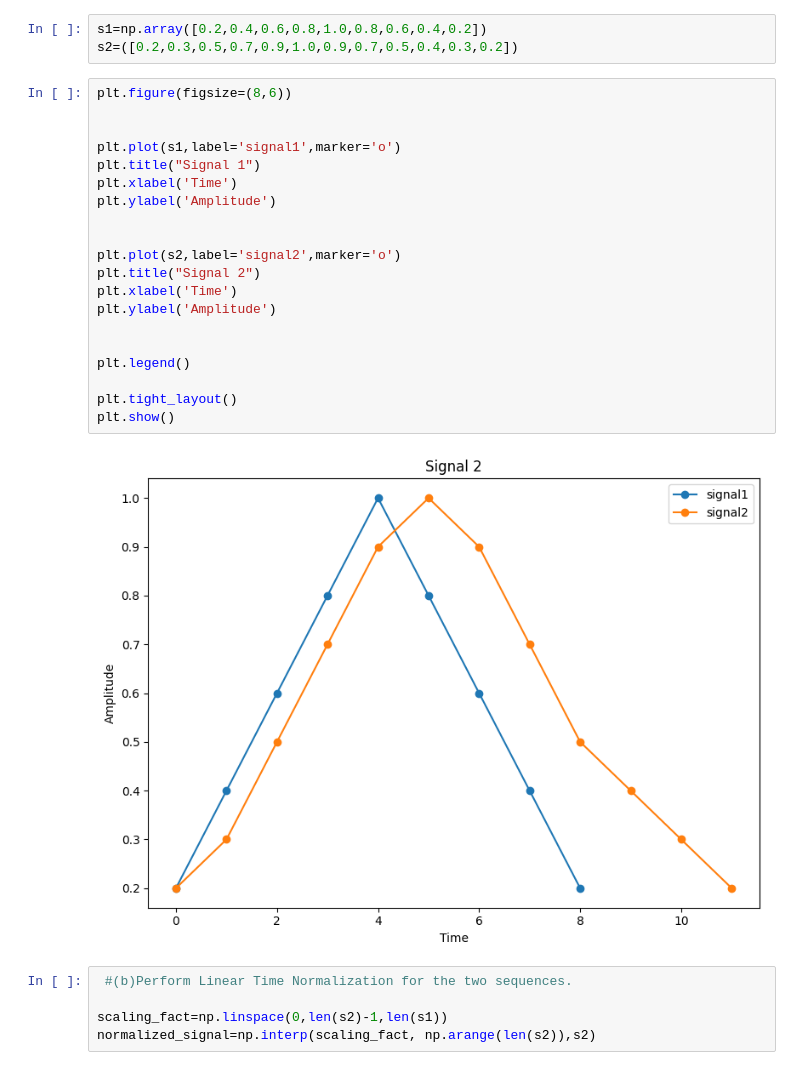
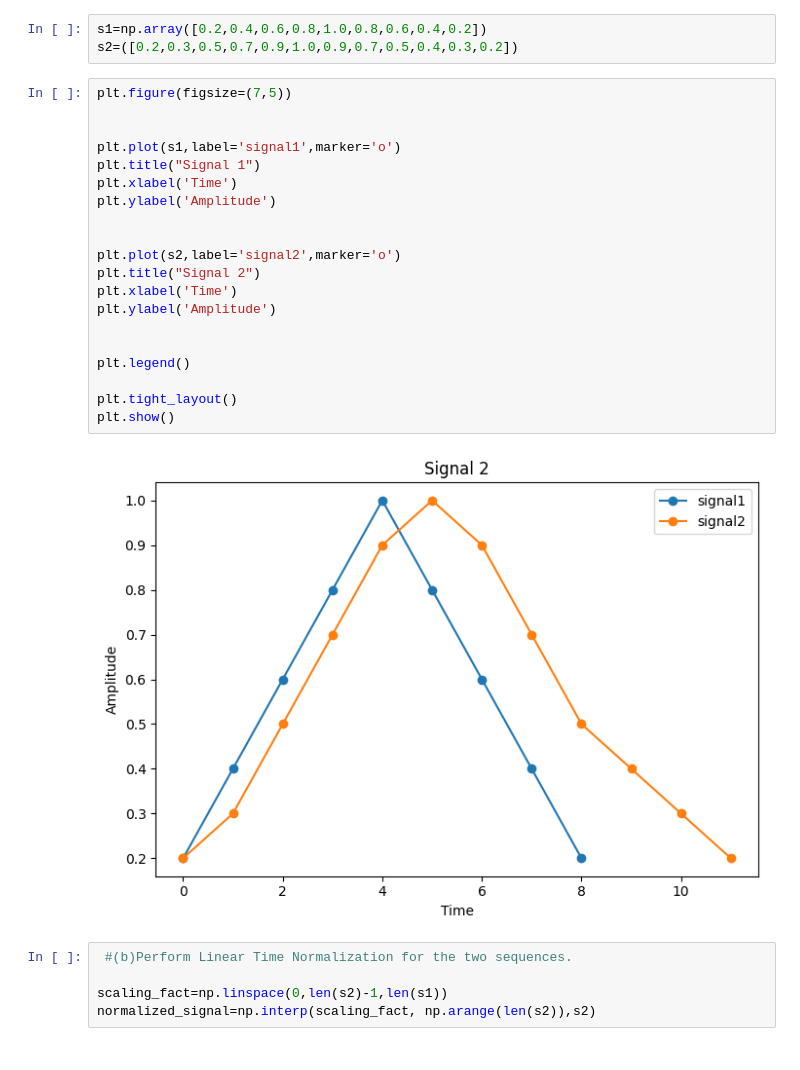
Before and after one commit to joshIsac/SpeechRecognition-, a Jupyter notebook: 2348523_Lab5 and 6 _time Alignment and Normalization.ipynb, the cells around one changed output. Drawn from its saved outputs; the diff is of its cells as text.

```diff
--- a/2348523_Lab5 and 6 _time Alignment and Normalization.ipynb
+++ b/2348523_Lab5 and 6 _time Alignment and Normalization.ipynb
@@ -29,27 +29,27 @@ import matplotlib.pyplot as plt
 s1=np.array([0.2,0.4,0.6,0.8,1.0,0.8,0.6,0.4,0.2])
 s2=([0.2,0.3,0.5,0.7,0.9,1.0,0.9,0.7,0.5,0.4,0.3,0.2])
 # %%
-plt.figure(figsize=(8,6))
+plt.figure(figsize=(7,5))
 
 
 plt.plot(s1,label='signal1',marker='o')
 plt.title("Signal 1")
 plt.xlabel('Time')
 plt.ylabel('Amplitude')
 
 
 plt.plot(s2,label='signal2',marker='o')
 plt.title("Signal 2")
 plt.xlabel('Time')
 plt.ylabel('Amplitude')
 
 
 plt.legend()
 
 plt.tight_layout()
 plt.show()
 # %% [output]
-[figure, old version]
+[figure, new version]
 # %%
  #(b)Perform Linear Time Normalization for the two sequences.
 
```
Also changed, not shown: parts of 3 cells of this notebook.
